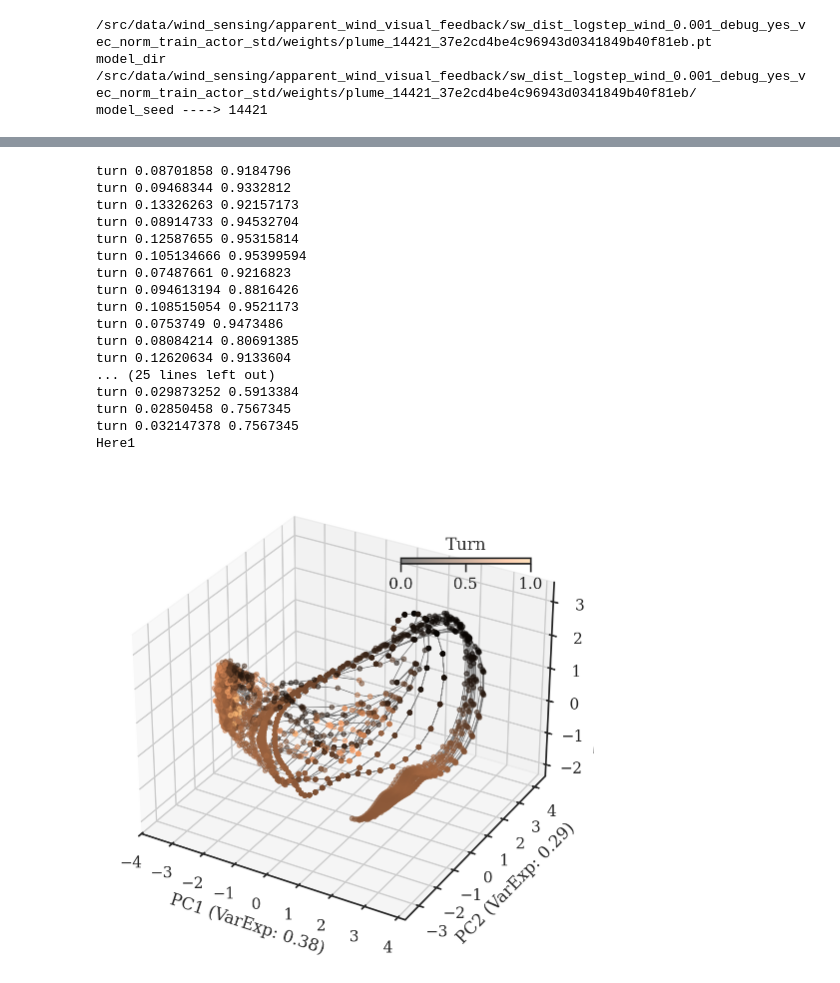
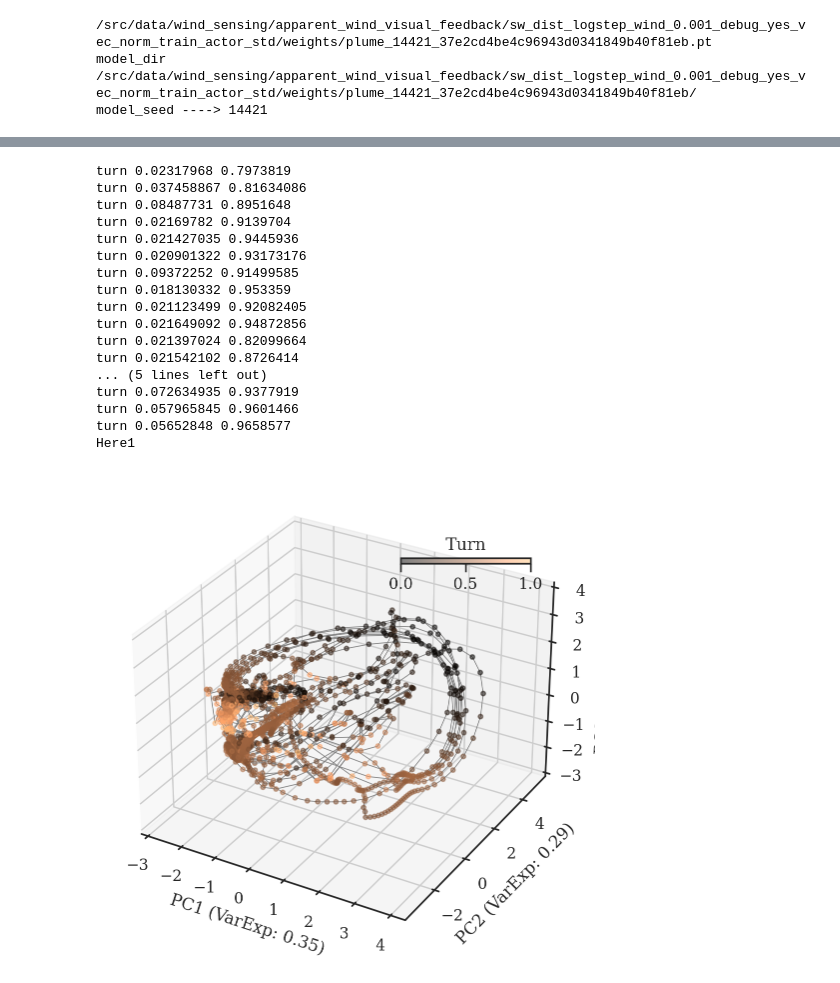
Before and after one commit to lolrenceH/pybounds, a Jupyter notebook: examples/observability_analysis_dynamic_wind.ipynb, the cells around one changed output, grey strips where cells are left out. Drawn from its saved outputs; the diff is of its cells as text; code cells hidden in the pictures.

Commit message:
dynamic wind commit

```diff
--- a/examples/observability_analysis_dynamic_wind.ipynb
+++ b/examples/observability_analysis_dynamic_wind.ipynb
@@ -96,7 +96,9 @@ state_names = [
 input_names = [
                 'u_para',  # translational speed [m/s]
                 'u_phi',  # angular velocity [rad/s]
-                'u_para_dot'  # translational acceleration [m/s^2]
+                'u_para_dot',  # translational acceleration [m/s^2]
+                'u_zeta_dot',
+                'u_w_dot'
                 ]
 
 def f(X, U):
@@ -119,17 +121,17 @@ def f(X, U):
     x, y, v_para, v_perp, phi, w, zeta = X
 
     # Inputs
-    u_para, u_phi, u_para_dot = U # keep u_para because it is in the observation matrix
+    u_para, u_phi, u_para_dot, u_zeta_dot, u_w_dot = U # keep u_para because it is in the observation matrix
 
     # Dynamics
     w_dot = 0*w # wind speed is constant
-    zeta_dot = 0*zeta # wind angle is constant NOTE: may be time varying
+    # w_dot = u_w_dot # wind speed is constant
+    zeta_dot = u_zeta_dot # for discontinuous wind direction change
     phi_dot = u_phi # angular velocity is controlled by agent
-    v_perp_dot = - w * np.cos(phi - zeta) * u_phi # omit terms that would be zero
-    # v_perp_dot = -w * np.cos(phi - zeta) * u_phi # omit terms that would be zero
-    # v_perp_dot = -w * np.cos(phi - zeta) * u_phi + w * np.cos(phi - zeta) * zeta_dot - w_dot * np.sin(phi - zeta)
-    v_para_dot = - w * np.sin(phi - zeta) * u_phi + u_para_dot # omit terms that would be zero
-    # v_para_dot = -w * np.sin(phi - zeta) * u_phi + w * np.sin(phi - zeta) * zeta_dot + w_dot * np.cos(phi - zeta) + u_para_dot
+    # v_perp_dot = - w * np.cos(phi - zeta) * u_phi # omit terms that would be zero
+    v_perp_dot = -w * np.cos(phi - zeta) * u_phi + w * np.cos(phi - zeta) * zeta_dot - w_dot * np.sin(phi - zeta)
+    # v_para_dot = - w * np.sin(phi - zeta) * u_phi + u_para_dot # omit terms that would be zero
+    v_para_dot = -w * np.sin(phi - zeta) * u_phi + w * np.sin(phi - zeta) * zeta_dot + w_dot * np.cos(phi - zeta) + u_para_dot
     x_dot = v_para * np.cos(phi) - v_perp * np.sin(phi)
     y_dot = v_para * np.sin(phi) + v_perp * np.cos(phi)
 
@@ -669,7 +684,7 @@ is_recurrent = True
 model_dir /src/data/wind_sensing/apparent_wind_visual_feedback/sw_dist_logstep_wind_0.001_debug_yes_vec_norm_train_actor_std/weights/plume_14421_37e2cd4be4c96943d0341849b40f81eb/
 model_seed ----> 14421
 # %%
-use_datasets = ['constantx5b5']
+use_datasets = ['noisy3x5b5']
 # use_datasets = ['constantx5b5', 'switch45x5b5', 'noisy3x5b5']
 
 print(model_seed)
@@ -1055,48 +1072,48 @@ def plot_common_subspace_all(selected_df, colorby, save=True):
 
 #         fname = f"{outdir}/comsub_{colorby}_{model_seed}_colorbar.png"
 #         print("Saving:", fname)
 #         plt.savefig(fname, dpi=dpi_save, bbox_inches='tight')
 
 
 
 
 
 colorbys = [
         # 'outcome',
         # 'regime',
     #    'odor_lastenc',
     #    'stray_distance',
     #    'odor_01',
     #    'odor_ma_best',
     #    'odor_ewm_best',
     #    'odor_enc_best',
 #            'odor_ma_8',
         # 'wind_theta_obs',
     #    'agent_angle_ground',
        'turn',
     #    'turn_dt1',
     #    'step',
     #    'step_dt1',
     #    'neural_velocity'
     ]
 for colorby in colorbys:
-    plot_common_subspace_all(selected_df, colorby, save=False)
+    plot_common_subspace_all(selected_df[selected_df['outcome'] == 'HOME'], colorby, save=False)
 # %% [output]
-turn 0.08701858 0.9184796
-turn 0.09468344 0.9332812
-turn 0.13326263 0.92157173
-turn 0.08914733 0.94532704
-turn 0.12587655 0.95315814
-turn 0.105134666 0.95399594
-turn 0.07487661 0.9216823
-turn 0.094613194 0.8816426
-turn 0.108515054 0.9521173
-turn 0.0753749 0.9473486
-turn 0.08084214 0.80691385
-turn 0.12620634 0.9133604
-... (25 lines left out)
-turn 0.029873252 0.5913384
-turn 0.02850458 0.7567345
-turn 0.032147378 0.7567345
+turn 0.02317968 0.7973819
+turn 0.037458867 0.81634086
+turn 0.08487731 0.8951648
+turn 0.02169782 0.9139704
+turn 0.021427035 0.9445936
+turn 0.020901322 0.93173176
+turn 0.09372252 0.91499585
+turn 0.018130332 0.953359
+turn 0.021123499 0.92082405
+turn 0.021649092 0.94872856
+turn 0.021397024 0.82099664
+turn 0.021542102 0.8726414
+... (5 lines left out)
+turn 0.072634935 0.9377919
+turn 0.057965845 0.9601466
+turn 0.05652848 0.9658577
 Here1
-[figure, old version]
+[figure, new version]
```
Also changed, not shown: parts of 19 cells of this notebook.
